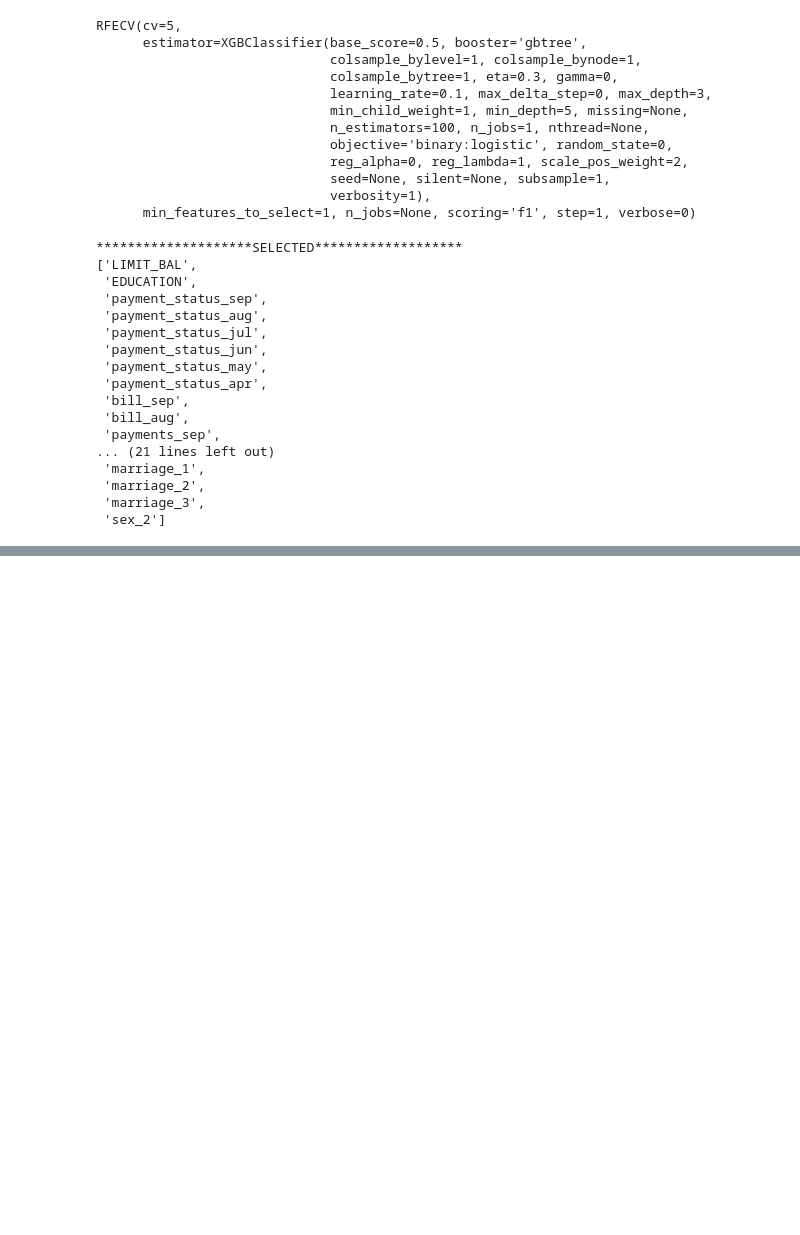
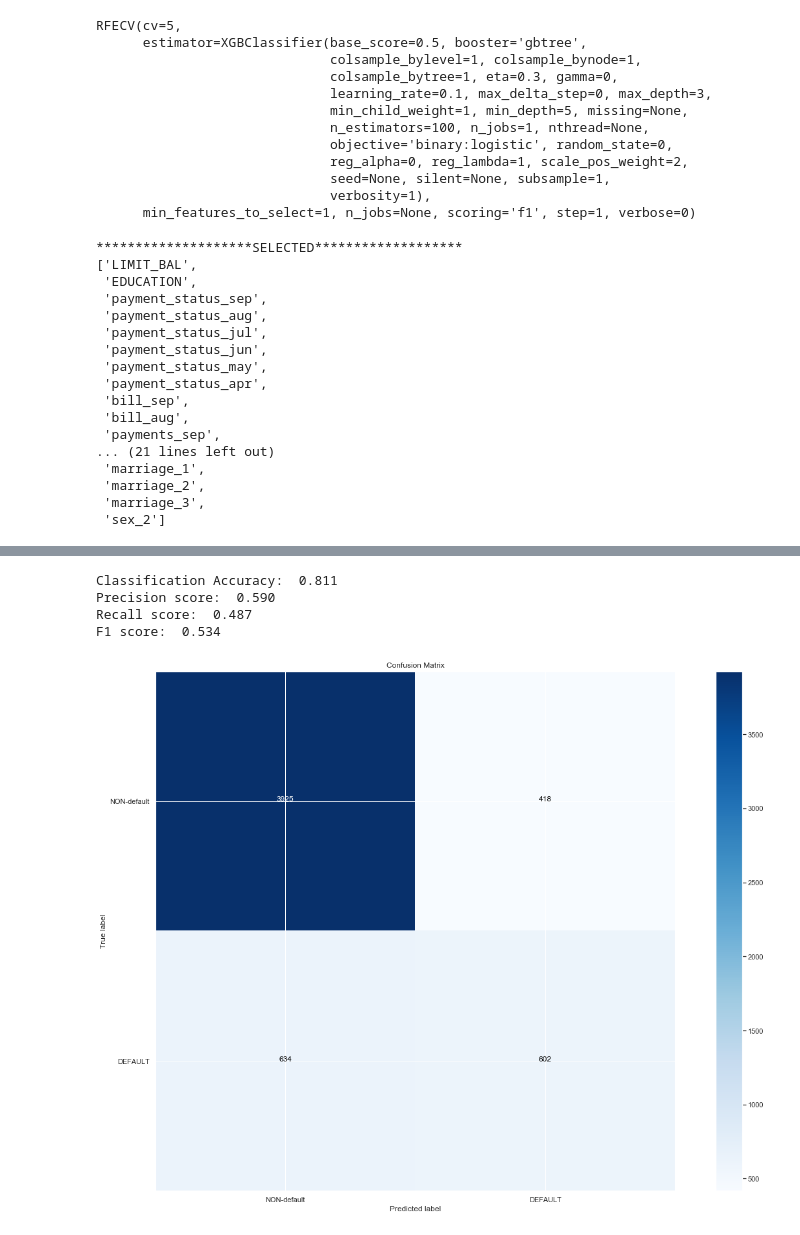
Before and after one commit to jmcneilkeller/Taiwanese_Credit_Card_Defaul, a Jupyter notebook: Taiwan_Repaired.ipynb, the cells around one changed output, grey strips where cells are left out. Cells and saved outputs as stored; diff of their text form; code cells hidden in the pictures; blank space fills up the shorter version.

```diff
--- a/Taiwan_Repaired.ipynb
+++ b/Taiwan_Repaired.ipynb
@@ -1037,3 +1076,6 @@ pprint.pprint(list(xg_removed_columns))
  'marriage_2',
  'marriage_3',
  'sex_2']
+# %%
+X_xg = df2[xg_selected_columns]
+X_xg.head()
@@ -1039,0 +1089,16 @@ pprint.pprint(list(xg_removed_columns))
+# %%
+y_xg = df2['defaulted']
+X_xg_train, X_xg_test, y_xg_train, y_xg_test = train_test_split(X_xg, y_xg, random_state=1)
+xg_scaler = StandardScaler()
+xg_scaler.fit(X_xg_train)
+
+X_xg_train_scaled = pd.DataFrame(xg_scaler.transform(X_xg_train), columns=X_xg_train.columns)
+X_xg_test_scaled = pd.DataFrame(xg_scaler.transform(X_xg_test), columns=X_xg_test.columns)
+# %%
+xgbClass(X_xg_train_scaled,y_xg_train,X_xg_test_scaled,y_xg_test,**xg_rg)
+# %% [output]
+Classification Accuracy:  0.811
+Precision score:  0.590
+Recall score:  0.487
+F1 score:  0.534
+[figure, added]
```
Also changed, not shown: parts of 7 cells of this notebook.
